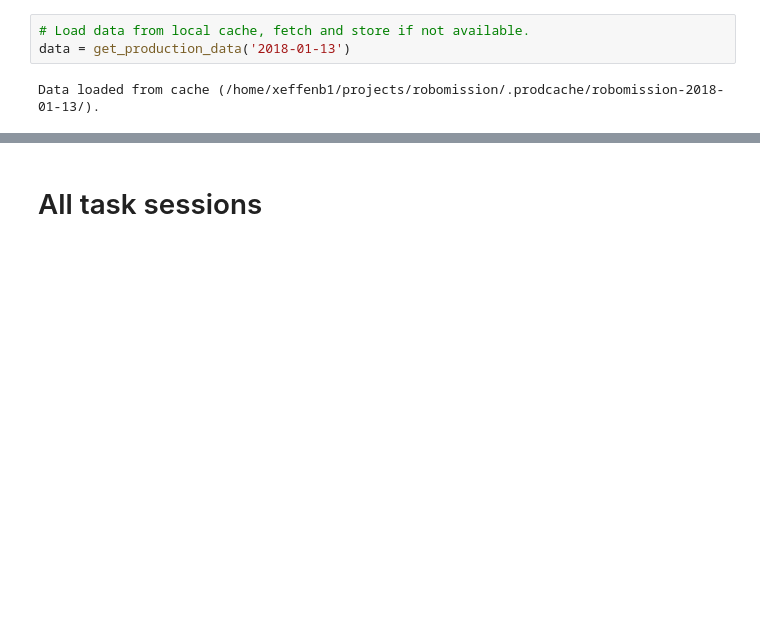
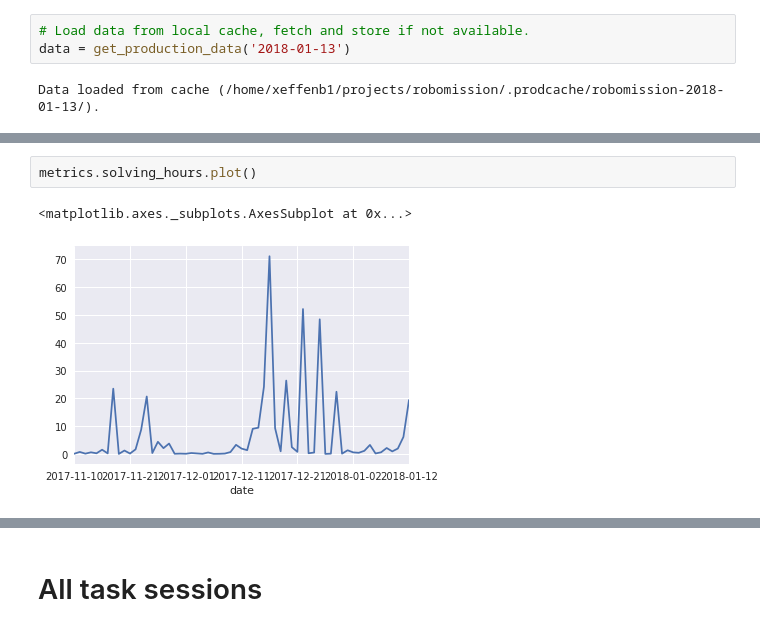
Before and after one commit to adaptive-learning/robomission, a Jupyter notebook: backend/monitoring/notebooks/monitoring_template.ipynb, the cells around one changed output, grey strips where cells are left out. Cells and saved outputs as stored; diff of their text form; blank space fills up the shorter version.

```diff
--- a/backend/monitoring/notebooks/monitoring_template.ipynb
+++ b/backend/monitoring/notebooks/monitoring_template.ipynb
@@ -21,0 +43,5 @@ Data loaded from cache (/home/xeffenb1/projects/robomission/.prodcache/robomissi
+# %%
+metrics.solving_hours.plot()
+# %% [output]
+<matplotlib.axes._subplots.AxesSubplot at 0x...>
+[figure, added]
```
Also changed, not shown: parts of 19 cells of this notebook, 2 other files.
